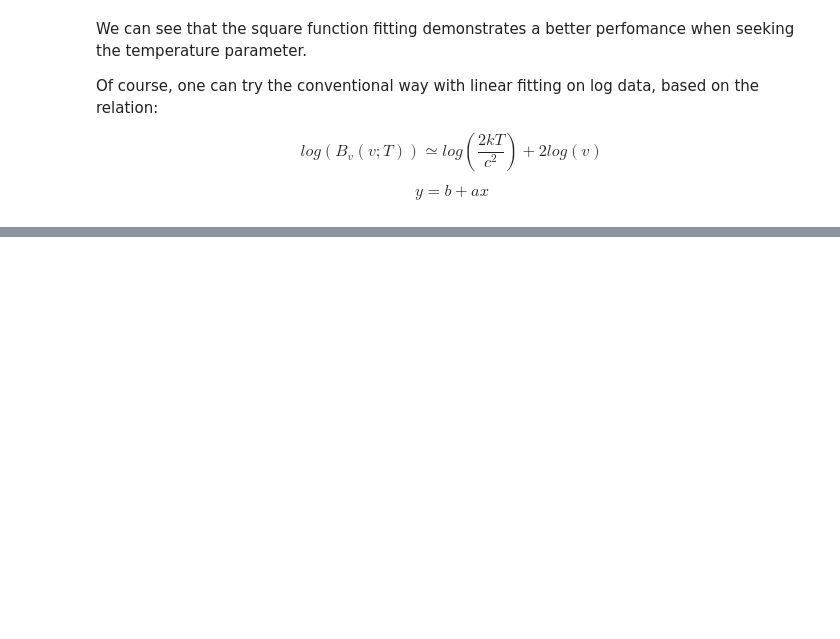
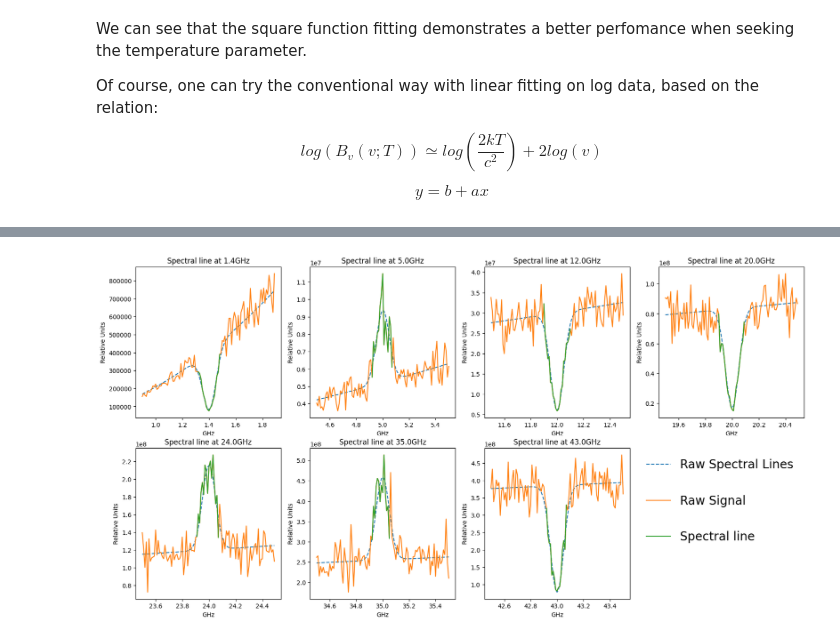
Before and after one commit to iliodis/ASTRO-BEAM, a Jupyter notebook: Task1-BlackbodyRadiationFitting/BlackbodyRadiationFitting.ipynb, the cells around one changed output, grey strips where cells are left out. Cells and saved outputs as stored; diff of their text form; code cells hidden in the pictures; blank space fills up the shorter version.

```diff
--- a/Task1-BlackbodyRadiationFitting/BlackbodyRadiationFitting.ipynb
+++ b/Task1-BlackbodyRadiationFitting/BlackbodyRadiationFitting.ipynb
@@ -649,0 +499,30 @@ plt.show()
+# %%
+fig, ax = plt.subplots(2,4,figsize = (20,10))
+df_edit = df.copy()
+
+for line in range(len(spectral_lines)):
+    df_edit[line] = df_edit[line].dropna(axis=0, how="any")
+
+    points = [j for j,v in enumerate(X) if (abs(v - spectral_lines[line]) <=0.5)]
+
+    diff = df_edit[line].index[1:]-df_edit[line].index[:-1]
+    diff = pd.Series(diff, index=df_edit[line].index[:-1])
+    max_diff = max(diff)
+    start = diff[diff==max_diff].index[0]
+    end = start + max_diff+1
+
+    axis = ax[line//4, line%4]
+    axis.plot(df[line]["X_cords"], spectral[points[0]:points[-1]+1], "--", label="Raw Spectral Lines")
+    axis.plot(df[line]["X_cords"], df[line]["signal"], label="Raw Signal")
+    axis.plot(df[line]["X_cords"][start:end], df[line]["signal"][start:end],label="Spectral line")
+
+    axis.set_title("Spectral line at "+str(spectral_lines[line])+"GHz")
+    axis.set_xlabel("GHz")
+    axis.set_ylabel("Relative Units")
+
+handles, labels = axis.get_legend_handles_labels()
+ax[1,3].legend(handles, labels, labelspacing=2, fontsize = 20, frameon=False)
+ax[1,3].axis("off")
+plt.show()
+# %% [output]
+[figure, added]
```
Also changed, not shown: parts of 23 cells of this notebook.
